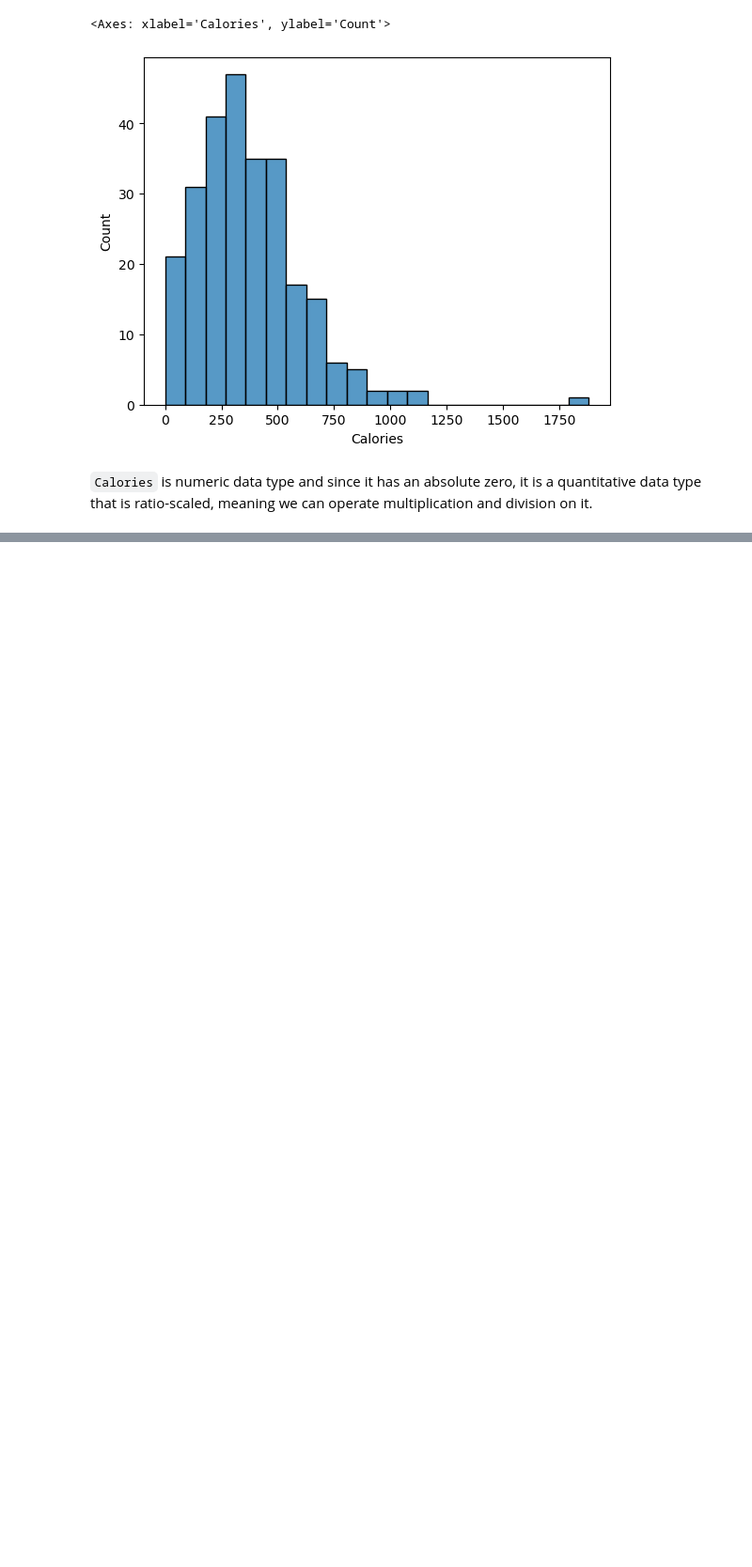
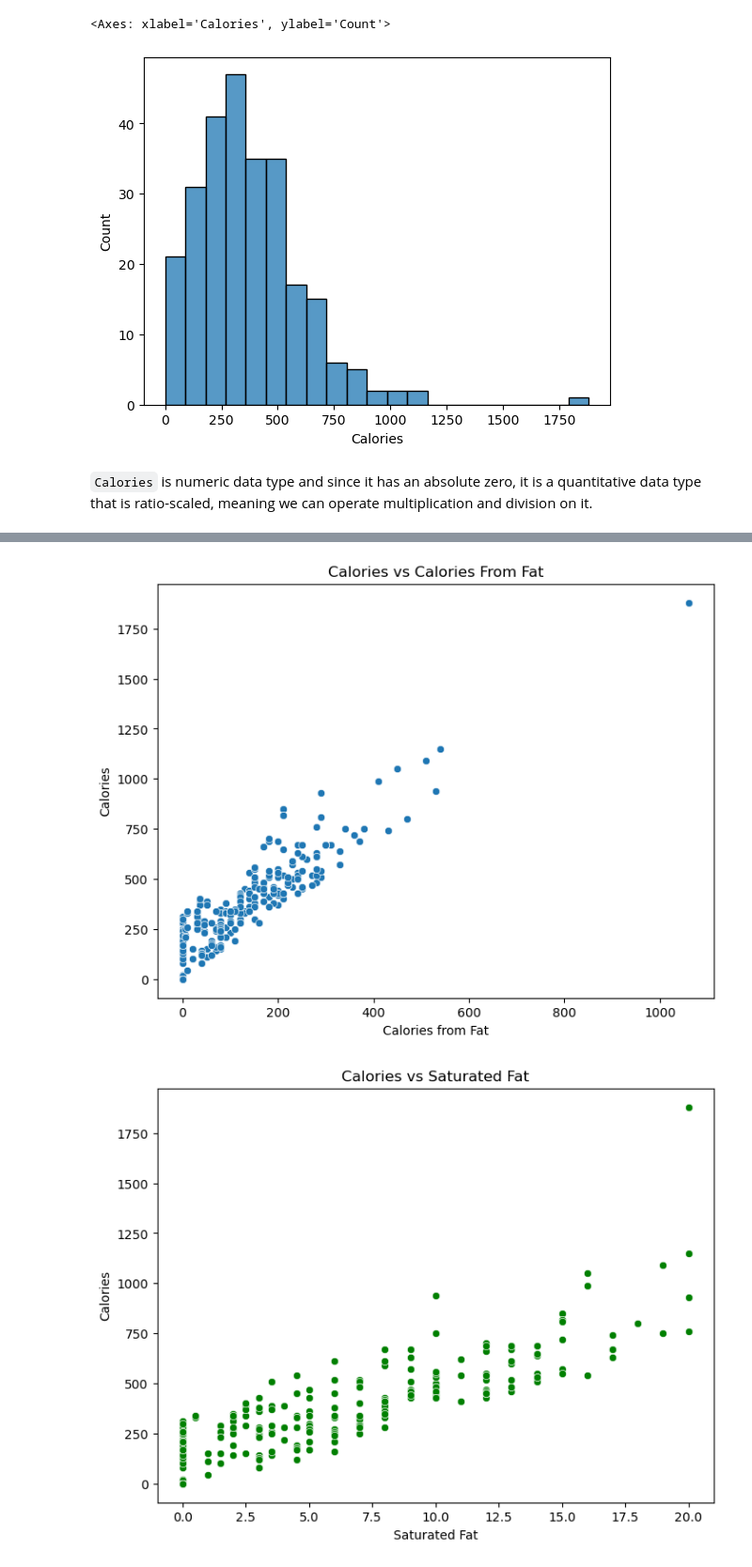
Before and after one commit to eemilycchen/A-Primer-On-ML-Models, a Jupyter notebook: linear_and_logistic_regression.ipynb, the cells around one changed output, grey strips where cells are left out. Shown at 94% size. Drawn from its saved outputs; the diff is of its cells as text; code cells hidden in the pictures; blank space fills up the shorter version.

```diff
--- a/linear_and_logistic_regression.ipynb
+++ b/linear_and_logistic_regression.ipynb
@@ -48,0 +50,20 @@ The diagonal elements are always one because there is a one-to-one correlation t
+# %%
+features_with_positive_corr = [mcdonald_menu.columns[4], mcdonald_menu.columns[7]]
+features_with_negative_corr = [mcdonald_menu.columns[-3]]
+plt.rcParams['figure.figsize'] = (8,6)
+
+
+sns.scatterplot(data=mcdonald_menu, x='Calories from Fat', y='Calories')
+plt.title('Calories vs Calories From Fat')
+plt.show()
+
+sns.scatterplot(data=mcdonald_menu, x='Saturated Fat', y='Calories', color='green')
+plt.title('Calories vs Saturated Fat')
+plt.show()
+
+sns.scatterplot(data=mcdonald_menu, x='Vitamin C (% Daily Value)', y='Calories', color='red')
+plt.title('Calories vs  Vitamin C (% Daily Value)')
+plt.show()
+# %% [output]
+[figure, added]
+[figure, added]
```
Also changed, not shown: parts of 4 cells of this notebook.
